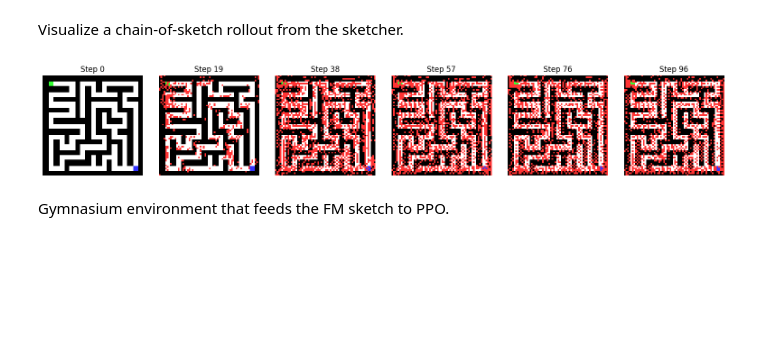
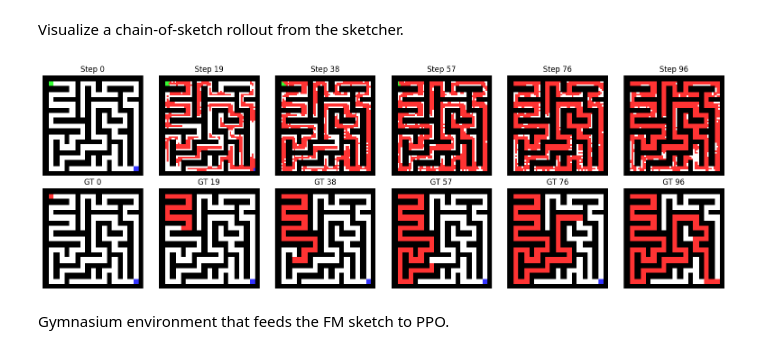
Before and after one commit to mashathepotato/visual-reasoning, a Jupyter notebook: notebooks/pipeline_maze.ipynb, the cells around one changed output. Saved outputs shown, nothing was run; the diff lists cells and outputs as text; code cells hidden in the pictures; blank space fills up the shorter version.

Commit message:
Smoothed noisy paths

```diff
--- a/notebooks/pipeline_maze.ipynb
+++ b/notebooks/pipeline_maze.ipynb
@@ -52,10 +52,10 @@ RUN_FAST = True
 IMG_SIZE = 64
 MAZE_CELLS = 9  # number of maze cells per side (grid is 2*MAZE_CELLS+1)
 
-TRAIN_SAMPLES = 800 if not RUN_FAST else 250
-TEST_SAMPLES = 200 if not RUN_FAST else 60
+TRAIN_SAMPLES = 500
+TEST_SAMPLES = 100
 BATCH_SIZE = 32
-EPOCHS = 50 if not RUN_FAST else 15
+EPOCHS = 100
 LR = 2e-4
 
 PPO_STEPS = 40_000 if not RUN_FAST else 8_000
@@ -373,6 +386,31 @@ def rollout_sketch(model: nn.Module, cond: torch.Tensor, steps: int, device: tor
         trace = (trace + delta).clamp(0.0, 1.0)
         frames.append(trace.detach().cpu())
     return frames
+
+
+def clean_trace(trace: torch.Tensor, walls: torch.Tensor, smooth: int = 3, thresh: float = 0.6) -> torch.Tensor:
+    # Denoise + mask trace for clearer visualization.
+    if trace.dim() == 2:
+        t = trace.unsqueeze(0).unsqueeze(0)
+    elif trace.dim() == 3:
+        t = trace.unsqueeze(0)
+    else:
+        t = trace
+
+    if smooth > 1:
+        t = F.avg_pool2d(t, kernel_size=smooth, stride=1, padding=smooth // 2)
+
+    if walls.dim() == 2:
+        w = walls.unsqueeze(0).unsqueeze(0)
+    elif walls.dim() == 3:
+        w = walls.unsqueeze(0)
+    else:
+        w = walls
+
+    free = (w <= 0.5).float()
+    t = t * free
+    t = (t > thresh).float()
+    return t.squeeze()
 
 
 def compose_rgb(cond: np.ndarray, trace: Optional[np.ndarray] = None, agent: Optional[np.ndarray] = None) -> np.ndarray:
@@ -382,43 +420,67 @@ def compose_rgb(cond: np.ndarray, trace: Optional[np.ndarray] = None, agent: Opt
     goal = cond[2]
     h, w = walls.shape
     img = np.ones((h, w, 3), dtype=np.float32)
     img[walls > 0.5] = 0.0
     img[start > 0.5] = np.array([0.2, 1.0, 0.2])
     img[goal > 0.5] = np.array([0.2, 0.2, 1.0])
     if trace is not None:
         img[trace > 0.5] = np.array([1.0, 0.2, 0.2])
     if agent is not None:
         img[agent > 0.5] = np.array([1.0, 0.9, 0.1])
     return img
 
 
 # sample maze + path
 rng = random.Random(42)
 grid = generate_maze(MAZE_CELLS, MAZE_CELLS, rng)
 start = (1, 1)
 goal = (grid.shape[0] - 2, grid.shape[1] - 2)
 path = bfs_shortest_path(grid, start, goal)
 
 cond_img = build_cond(grid, start, goal, IMG_SIZE)
 cond_t = cond_img.unsqueeze(0).to(DEVICE)
 
 frames = rollout_sketch(sketcher, cond_t, steps=len(path), device=DEVICE)
 
+# visualization knobs
+SHOW_GT = True
+SHOW_DELTA = False  # if True, show only new pixels at each step
+SMOOTH = 3
+THRESH = 0.6
+
 # show a few evenly spaced frames
 idxs = np.linspace(0, len(frames) - 1, num=min(6, len(frames)), dtype=int)
-fig, axes = plt.subplots(1, len(idxs), figsize=(2.6 * len(idxs), 2.6))
-if len(idxs) == 1:
-    axes = [axes]
-for ax, i in zip(axes, idxs):
-    trace = frames[i][0, 0].numpy()
-    img = compose_rgb(cond_img.numpy(), trace=trace)
-    ax.imshow(img)
-    ax.set_title(f"Step {i}")
-    ax.axis("off")
+rows = 2 if SHOW_GT else 1
+fig, axes = plt.subplots(rows, len(idxs), figsize=(2.6 * len(idxs), 2.6 * rows))
+if rows == 1:
+    axes = np.expand_dims(axes, axis=0)
+
+walls_t = cond_img[0]
+prev = None
+for col, i in enumerate(idxs):
+    trace = frames[i][0, 0]
+    if SHOW_DELTA and prev is not None:
+        trace = (trace - prev).clamp(0.0, 1.0)
+    prev = frames[i][0, 0]
+
+    clean = clean_trace(trace, walls_t, smooth=SMOOTH, thresh=THRESH).numpy()
+    img = compose_rgb(cond_img.numpy(), trace=clean)
+    axes[0, col].imshow(img)
+    axes[0, col].set_title(f"Step {i}")
+    axes[0, col].axis("off")
+
+    if SHOW_GT:
+        gt = path_to_trace(grid.shape, path, i)
+        gt_t = resize_nn(torch.tensor(gt).float(), IMG_SIZE)[0].numpy()
+        gt_img = compose_rgb(cond_img.numpy(), trace=gt_t)
+        axes[1, col].imshow(gt_img)
+        axes[1, col].set_title(f"GT {i}")
+        axes[1, col].axis("off")
+
 plt.tight_layout()
 plt.show()
 # %% [output]
-[figure, old version]
+[figure, new version]
 # %% [markdown]
 Gymnasium environment that feeds the FM sketch to PPO.
 # %%
```
Also changed, not shown: parts of 1 cell of this notebook.
